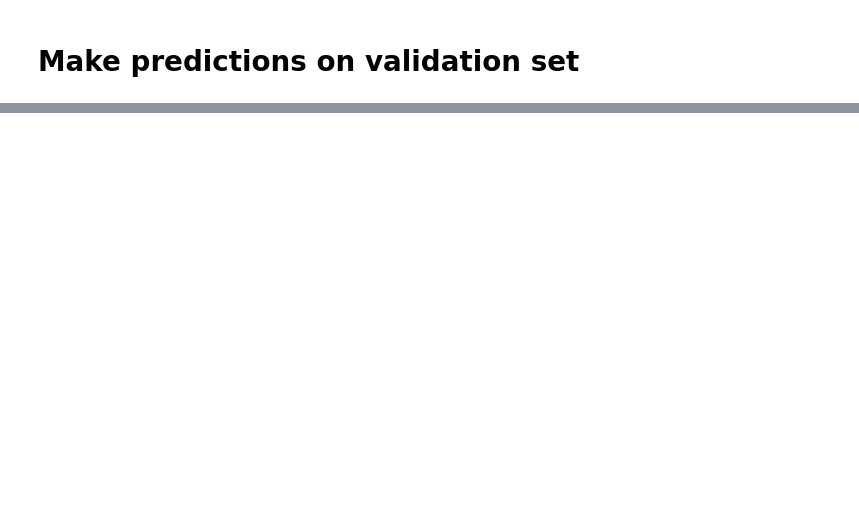
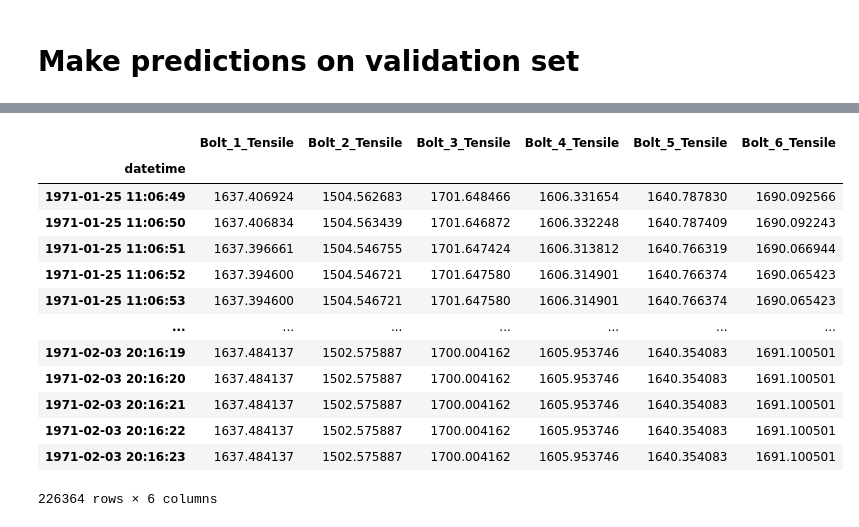
Before and after one commit to thomasht86/krafthack2022, a Jupyter notebook: notebooks/tht-cv.ipynb, the cells around one changed output, grey strips where cells are left out. Cells and saved outputs as stored; diff of their text form; code cells hidden in the pictures; blank space fills up the shorter version.

```diff
--- a/notebooks/tht-cv.ipynb
+++ b/notebooks/tht-cv.ipynb
@@ -361,0 +614,3 @@ Bolt_1_Tensile
+# %%
+model = RandomForestRegressor(n_estimators=10, n_jobs=4)
+model.fit(df_X, df_y)
@@ -361,0 +619,3 @@ Bolt_1_Tensile
+# %%
+pred_df = common_prep(pred_df)
+pred_df_prep = preprocessing(pred_df)
@@ -361,0 +624,5 @@ Bolt_1_Tensile
+# %%
+preds = model.predict(pred_df.loc[:,df_X.columns])
+# %%
+df_preds = pd.DataFrame(preds, columns=df_y.columns)
+df_preds
@@ -361,0 +643,18 @@ Bolt_1_Tensile
+# %%
+out_df = pd.concat([df_preds, pred_df["datetime"]], axis=1).set_index("datetime")
+out_df
+# %% [output]
+|  | Bolt_1_Tensile | Bolt_2_Tensile | Bolt_3_Tensile | Bolt_4_Tensile | Bolt_5_Tensile | Bolt_6_Tensile |
+| datetime |  |  |  |  |  |  |
+| 1971-01-25 11:06:49 | 1637.406924 | 1504.562683 | 1701.648466 | 1606.331654 | 1640.787830 | 1690.092566 |
+| 1971-01-25 11:06:50 | 1637.406834 | 1504.563439 | 1701.646872 | 1606.332248 | 1640.787409 | 1690.092243 |
+| 1971-01-25 11:06:51 | 1637.396661 | 1504.546755 | 1701.647424 | 1606.313812 | 1640.766319 | 1690.066944 |
+| 1971-01-25 11:06:52 | 1637.394600 | 1504.546721 | 1701.647580 | 1606.314901 | 1640.766374 | 1690.065423 |
+| 1971-01-25 11:06:53 | 1637.394600 | 1504.546721 | 1701.647580 | 1606.314901 | 1640.766374 | 1690.065423 |
+| ... | ... | ... | ... | ... | ... | ... |
+| 1971-02-03 20:16:19 | 1637.484137 | 1502.575887 | 1700.004162 | 1605.953746 | 1640.354083 | 1691.100501 |
+| 1971-02-03 20:16:20 | 1637.484137 | 1502.575887 | 1700.004162 | 1605.953746 | 1640.354083 | 1691.100501 |
+| 1971-02-03 20:16:21 | 1637.484137 | 1502.575887 | 1700.004162 | 1605.953746 | 1640.354083 | 1691.100501 |
+| 1971-02-03 20:16:22 | 1637.484137 | 1502.575887 | 1700.004162 | 1605.953746 | 1640.354083 | 1691.100501 |
+| 1971-02-03 20:16:23 | 1637.484137 | 1502.575887 | 1700.004162 | 1605.953746 | 1640.354083 | 1691.100501 |
+226364 rows × 6 columns
```
Also changed, not shown: parts of 66 cells of this notebook, 2 other files.
